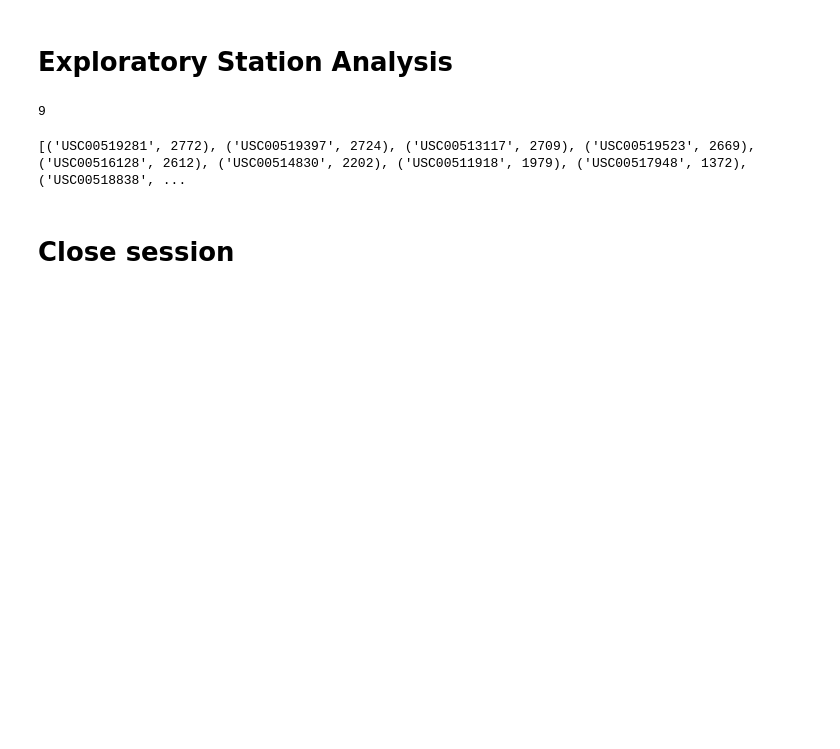
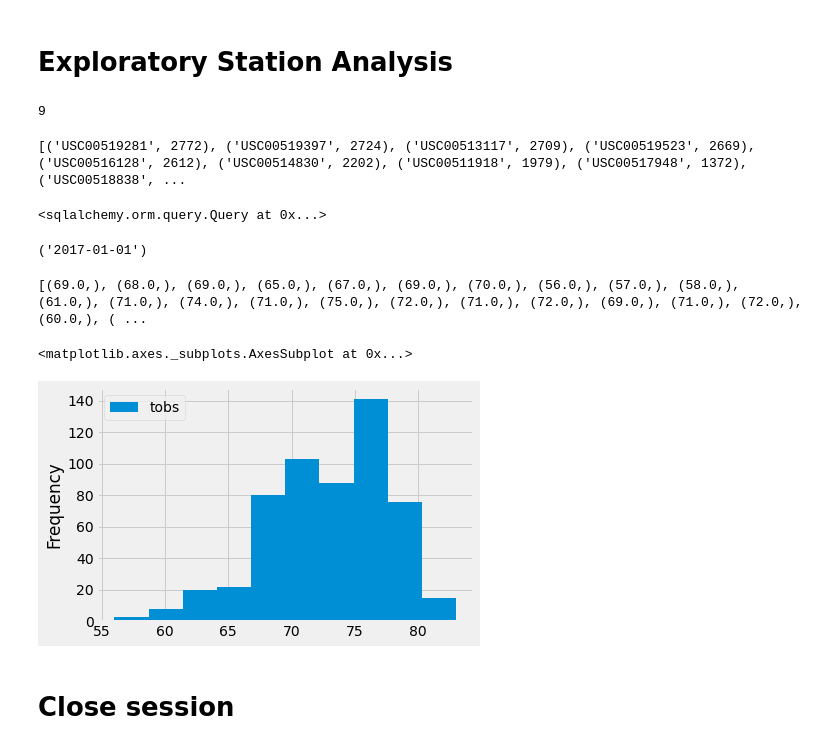
Before and after one commit to emmobley63/sqlalchemy-challenge, a Jupyter notebook: climate_starter.ipynb, the cells around one changed output. Saved outputs shown, nothing was run; the diff lists cells and outputs as text; code cells hidden in the pictures; blank space fills up the shorter version.

Commit message:
,Need to format graphs and correct second to last problem but otherwise donewith climate

```diff
--- a/climate_starter.ipynb
+++ b/climate_starter.ipynb
@@ -122,9 +122,37 @@ print(active_stations)
 [('USC00519281', 2772), ('USC00519397', 2724), ('USC00513117', 2709), ('USC00519523', 2669), ('USC00516128', 2612), ('USC00514830', 2202), ('USC00511918', 1979), ('USC00517948', 1372), ('USC00518838', ...
 # %%
 # Using the most active station id from the previous query, calculate the lowest, highest, and average temperature.
+waihee = session.query(func.min(measurement.tobs).label("min_temp"), \
+                       func.max(measurement.tobs).label("max_temp"),\
+                       func.avg(measurement.tobs).label("avg_temp")).\
+    filter(measurement.station == "USC00519281")
+
+waihee
+# %% [output]
+<sqlalchemy.orm.query.Query at 0x...>
 # %%
 # Using the most active station id
 # Query the last 12 months of temperature observation data for this station and plot the results as a histogram
+most_recent_date_waihee = session.query(measurement.date).\
+    filter(measurement.station == "USC00519281").\
+    order_by(-measurement.date).first()
+most_recent_date_waihee
+# %% [output]
+('2017-01-01')
+# %%
+twelve_months_waihee = dt.datetime(2017, 1, 1) - dt.timedelta(weeks = 48)
+last_12_waihee = session.query(measurement.tobs).\
+    filter(measurement.date > twelve_months_waihee, measurement.station == "USC00519281").\
+    order_by(measurement.date).all()
+print(last_12_waihee)
+# %% [output]
+[(69.0,), (68.0,), (69.0,), (65.0,), (67.0,), (69.0,), (70.0,), (56.0,), (57.0,), (58.0,), (61.0,), (71.0,), (74.0,), (71.0,), (75.0,), (72.0,), (71.0,), (72.0,), (69.0,), (71.0,), (72.0,), (60.0,), ( ...
+# %%
+tobs_df = pd.DataFrame(last_12_waihee)
+tobs_df.plot.hist()
+# %% [output]
+<matplotlib.axes._subplots.AxesSubplot at 0x...>
+[figure, added]
 # %% [markdown]
 # Close session
 # %%
```
